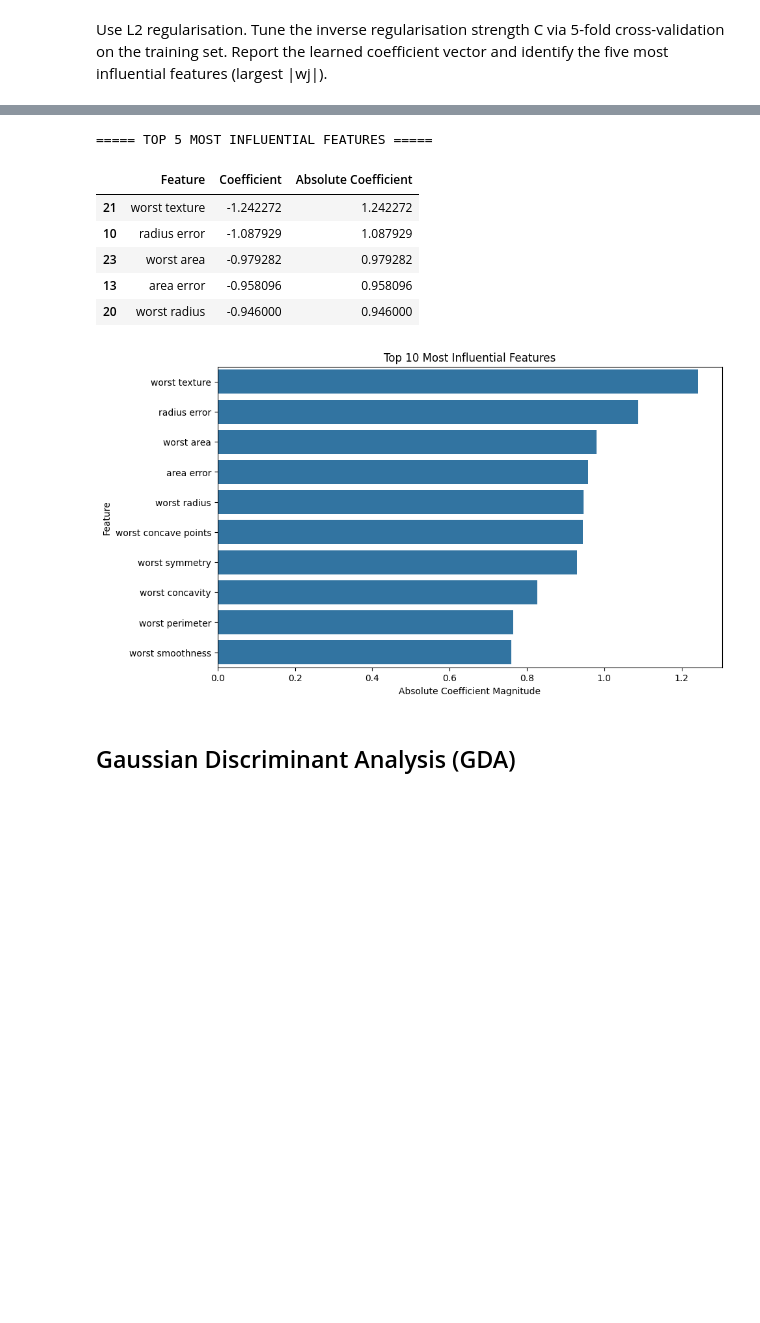
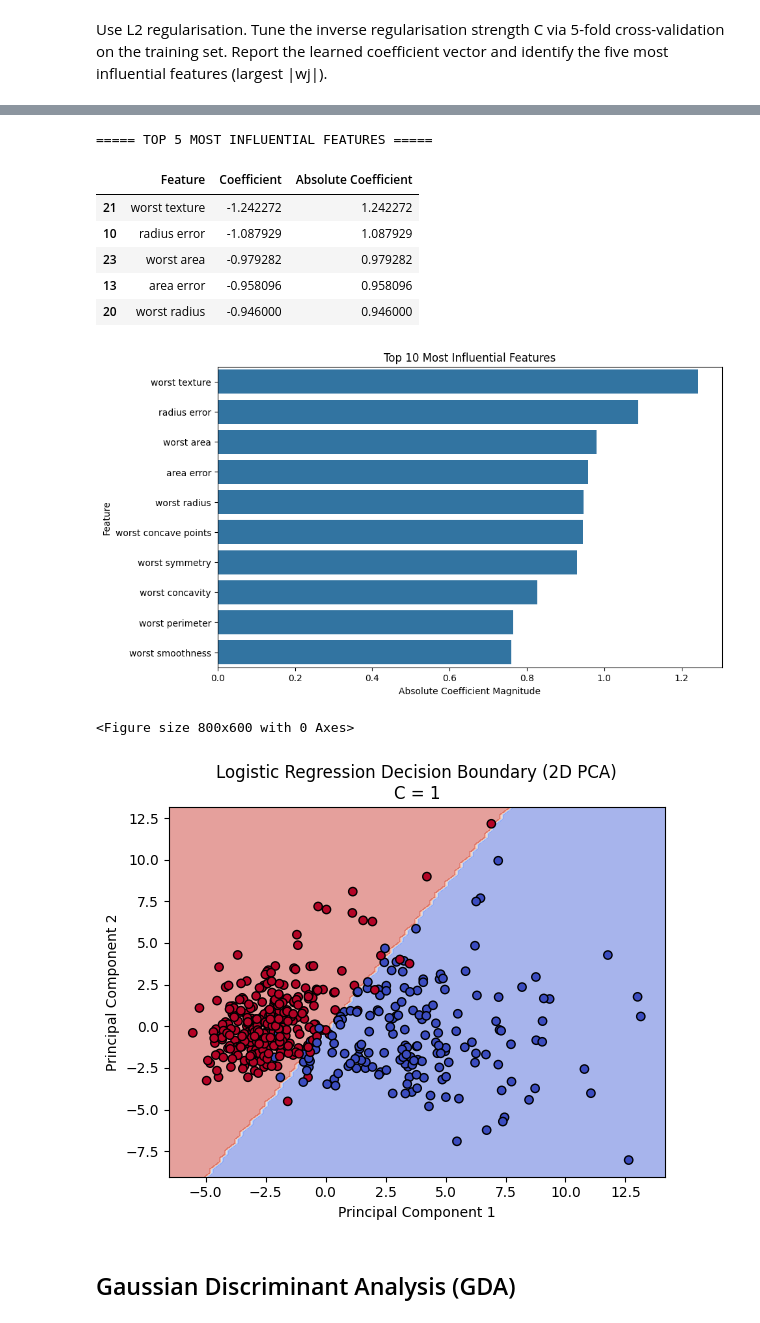
Before and after one commit to sumedhpuri/i_was_bored, a Jupyter notebook: machine_learning/machine_learning_assignment_1.ipynb, the cells around one changed output, grey strips where cells are left out. Cells and saved outputs as stored; diff of their text form; code cells hidden in the pictures; blank space fills up the shorter version.

```diff
--- a/machine_learning/machine_learning_assignment_1.ipynb
+++ b/machine_learning/machine_learning_assignment_1.ipynb
@@ -227,7 +228,7 @@ plt.xlabel("Predicted Label")
 plt.ylabel("True Label")
 plt.title("Confusion Matrix - Logistic Regression")
 
-plt.show()
+plt.show();
 
 
 print("\n===== CLASSIFICATION REPORT =====")
@@ -269,7 +270,51 @@ plt.title("Top 10 Most Influential Features")
 plt.xlabel("Absolute Coefficient Magnitude")
 plt.ylabel("Feature")
 
-plt.show()
+plt.show();
+
+
+# plot the decision boundary
+# reducing the data to 2 dimensions using PCA
+pca = PCA(n_components=2)
+X_train_pca = pca.fit_transform(X_train_scaled)
+
+# retrain the model on the 2D data to calculate the boundary
+# using the best 'C' parameter discovered by grid search
+best_C = grid_search.best_params_['C']
+log_reg_2d = LogisticRegression(
+    penalty='l2',
+    solver='liblinear',
+    random_state=42,
+    max_iter=1000,
+    C=best_C
+)
+log_reg_2d.fit(X_train_pca, y_train)
+
+# plot the decision boundary
+plt.figure(figsize=(8, 6))
+
+# Create the display map
+disp = DecisionBoundaryDisplay.from_estimator(
+    log_reg_2d,
+    X_train_pca,
+    response_method="predict",
+    cmap="coolwarm",
+    alpha=0.5,
+    xlabel="Principal Component 1",
+    ylabel="Principal Component 2"
+)
+
+# Overlay the scatter plot of the actual training data points
+disp.ax_.scatter(
+    X_train_pca[:, 0],
+    X_train_pca[:, 1],
+    c=y_train,
+    edgecolor="k",
+    cmap="coolwarm"
+)
+
+plt.title(f"Logistic Regression Decision Boundary (2D PCA)\nC = {best_C}")
+plt.show();
 # %% [output]
 Fitting 5 folds for each of 6 candidates, totalling 30 fits
 Best Hyperparameter:
@@ -292,33 +337,35 @@ F1-Score  : 0.9861111111111112
    macro avg       0.98      0.98      0.98       114
 weighted avg       0.98      0.98      0.98       114
 
 
 ===== LEARNED COEFFICIENT VECTOR =====
 |  | Feature | Coefficient | Absolute Coefficient |
 | 21 | worst texture | -1.242272 | 1.242272 |
 | 10 | radius error | -1.087929 | 1.087929 |
 | 23 | worst area | -0.979282 | 0.979282 |
 | 13 | area error | -0.958096 | 0.958096 |
 | 20 | worst radius | -0.946000 | 0.946000 |
 | 27 | worst concave points | -0.945296 | 0.945296 |
 | 28 | worst symmetry | -0.928729 | 0.928729 |
 | 26 | worst concavity | -0.827180 | 0.827180 |
 | 22 | worst perimeter | -0.764807 | 0.764807 |
 | 24 | worst smoothness | -0.759567 | 0.759567 |
 | ... | ... | ... | ... |
 | 9 | mean fractal dimension | 0.179213 | 0.179213 |
 | 16 | concavity error | 0.177227 | 0.177227 |
 | 8 | mean symmetry | -0.175127 | 0.175127 |
 | 14 | smoothness error | -0.164410 | 0.164410 |
 | 25 | worst compactness | 0.049562 | 0.049562 |
 ===== TOP 5 MOST INFLUENTIAL FEATURES =====
 |  | Feature | Coefficient | Absolute Coefficient |
 | 21 | worst texture | -1.242272 | 1.242272 |
 | 10 | radius error | -1.087929 | 1.087929 |
 | 23 | worst area | -0.979282 | 0.979282 |
 | 13 | area error | -0.958096 | 0.958096 |
 | 20 | worst radius | -0.946000 | 0.946000 |
 [figure]
+<Figure size 800x600 with 0 Axes>
+[figure, added]
 # %% [markdown]
 ## Gaussian Discriminant Analysis (GDA)
 # %% [markdown]
```
Also changed, not shown: parts of 9 cells of this notebook.
